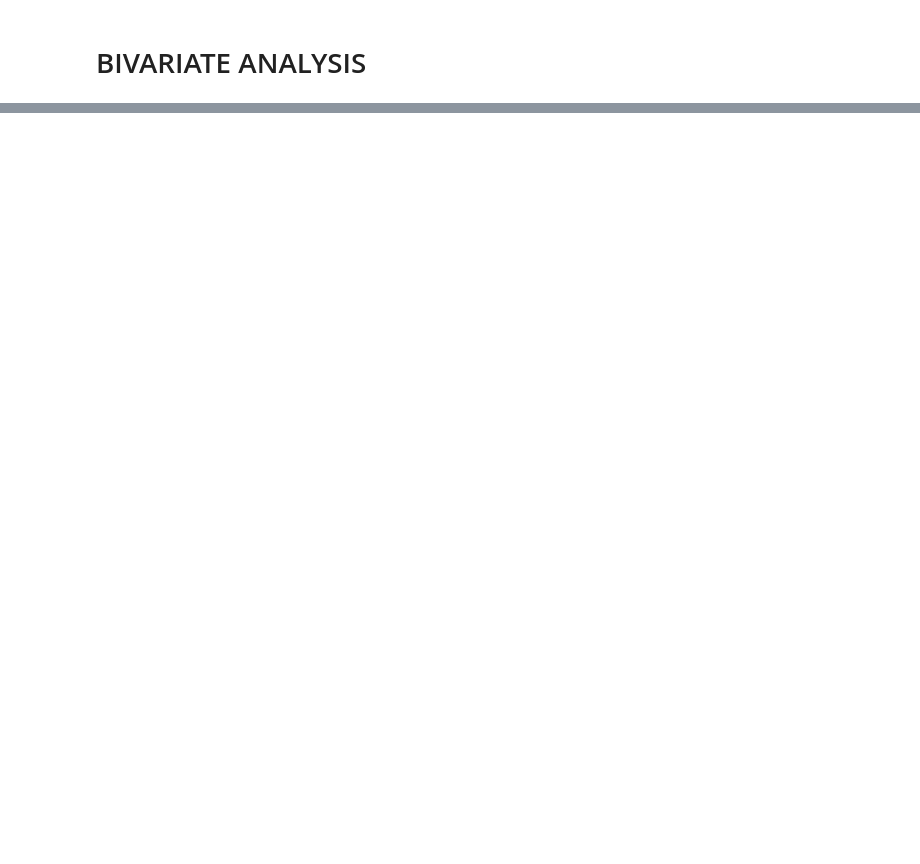
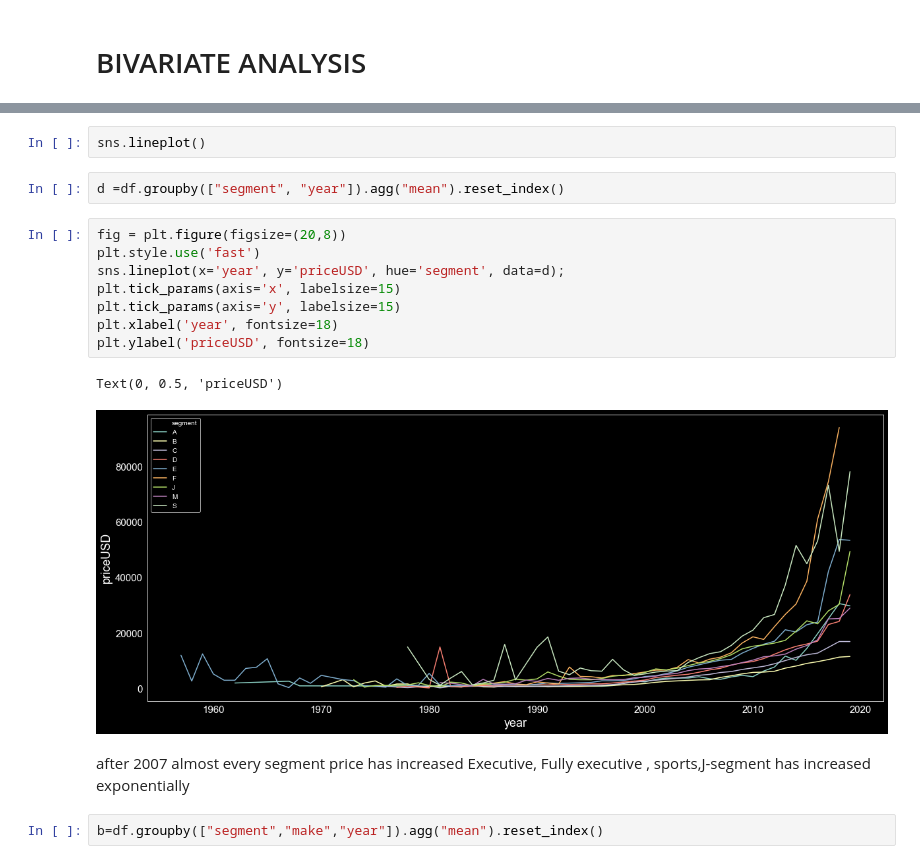
Before and after one commit to saurabhkthakur/Car_Price_EDA, a Jupyter notebook: Untitled.ipynb, the cells around one changed output, grey strips where cells are left out. Cells and saved outputs as stored; diff of their text form; blank space fills up the shorter version.

```diff
--- a/Untitled.ipynb
+++ b/Untitled.ipynb
@@ -212,0 +444,20 @@ plt.show()
+# %%
+sns.lineplot()
+# %%
+d =df.groupby(["segment", "year"]).agg("mean").reset_index()
+# %%
+fig = plt.figure(figsize=(20,8))
+plt.style.use('fast')
+sns.lineplot(x='year', y='priceUSD', hue='segment', data=d);
+plt.tick_params(axis='x', labelsize=15)
+plt.tick_params(axis='y', labelsize=15)
+plt.xlabel('year', fontsize=18)
+plt.ylabel('priceUSD', fontsize=18)
+# %% [output]
+Text(0, 0.5, 'priceUSD')
+[figure, added]
+# %% [markdown]
+after 2007 almost every segment price has increased
+Executive, Fully executive , sports,J-segment has increased exponentially
+# %%
+b=df.groupby(["segment","make","year"]).agg("mean").reset_index()
```
Also changed, not shown: parts of 81 cells of this notebook, 6 other files.
